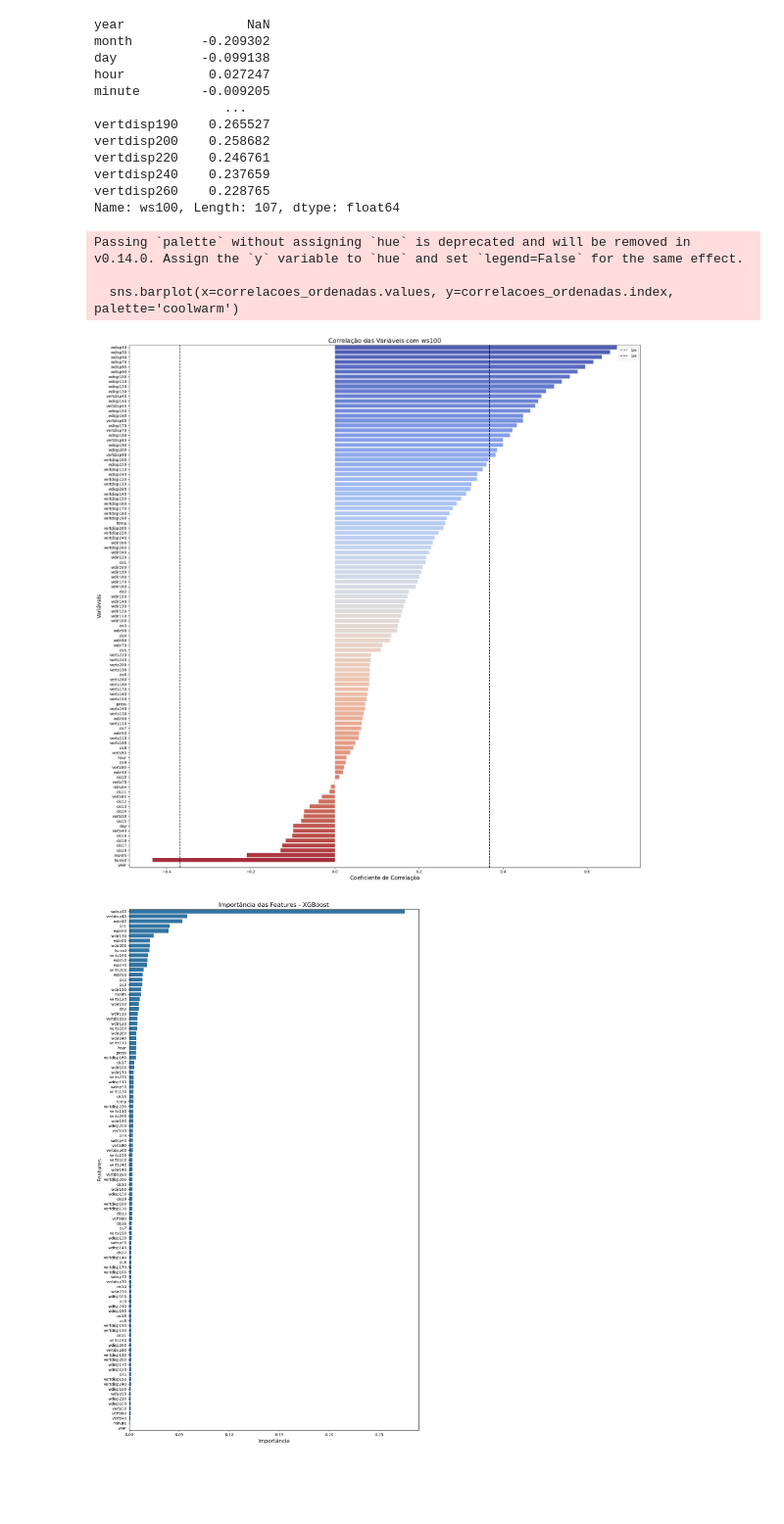
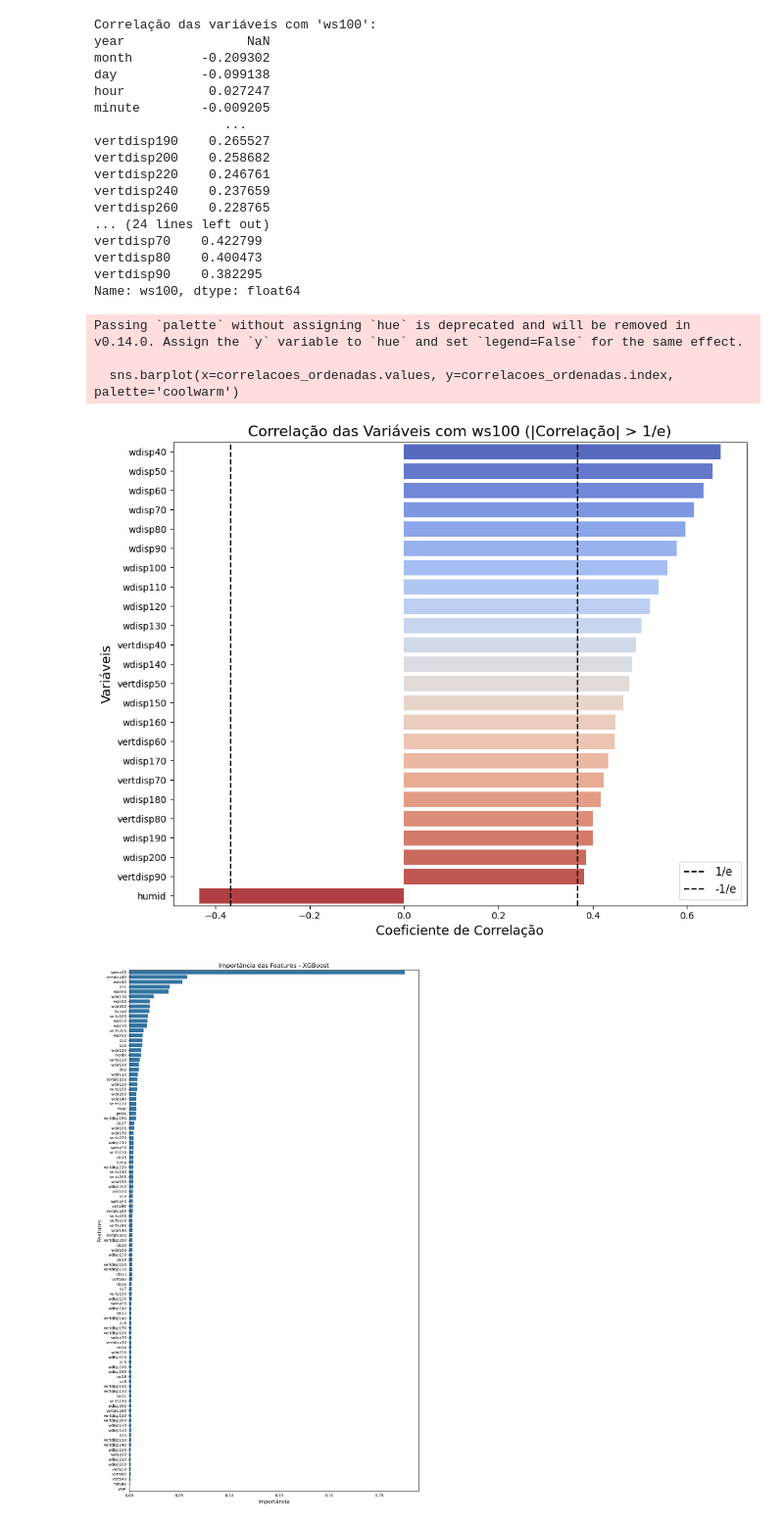
Before and after one commit to Perebati/TFG-Vento-Sul, a Jupyter notebook: LSTM/work/part1_EDA.ipynb, the cells around one changed output. Shown at 98% size. Saved outputs shown, nothing was run; the diff lists cells and outputs as text; code cells hidden in the pictures; blank space fills up the shorter version.

```diff
--- a/LSTM/work/part1_EDA.ipynb
+++ b/LSTM/work/part1_EDA.ipynb
@@ -71,59 +71,80 @@ variables = pd.DataFrame(index=data.index)
 dados_numericos = data.select_dtypes(include=['number'])
 
 # Verifica se 'ws100' está presente nas colunas numéricas
 if 'ws100' not in dados_numericos.columns:
     raise ValueError("A coluna 'ws100' não foi encontrada nas colunas numéricas do DataFrame.")
 
+# Identifica colunas que contêm 'ws' no nome (para remover 'ws100' e outras similares)
 ws_columns = dados_numericos.filter(like='ws').columns
+
 # Calcula a correlação de todas as variáveis com 'ws100'
-correlacoes_ws100 = dados_numericos.corr()['ws100'].drop(ws_columns)  # Remove a correlação de 'ws100' consigo mesma
+# Remove as colunas que contêm 'ws' no nome para evitar autocorrelação ou correlação indesejada
+correlacoes_ws100 = dados_numericos.corr()['ws100'].drop(ws_columns)
+print("Correlação das variáveis com 'ws100':")
 print(correlacoes_ws100)
 
-# Define o tamanho da figura
-plt.figure(figsize=(20, 20))
-
-# Ordena as correlações para melhor visualização
-correlacoes_ordenadas = correlacoes_ws100.sort_values(ascending=False)
-
-# Cria o gráfico de barras
-sns.barplot(x=correlacoes_ordenadas.values, y=correlacoes_ordenadas.index, palette='coolwarm')
-
-# Adiciona título e rótulos
-plt.title('Correlação das Variáveis com ws100', fontsize=16)
-plt.xlabel('Coeficiente de Correlação', fontsize=14)
-plt.ylabel('Variáveis', fontsize=14)
-
-# Calcula 1/e
+# Definição do valor de 1/e
 um_sobre_e = 1 / np.e  # Aproximadamente 0.36787944117
 
-# Adiciona a linha vertical em 1/e
-plt.axvline(x=um_sobre_e, color='black', linestyle='--', label='1/e')
-plt.axvline(x=-um_sobre_e, color='black', linestyle='--', label='1/e')
+# Filtra as correlações que são maiores que 1/e ou menores que -1/e
+correlacoes_filtradas = correlacoes_ws100[
+    (correlacoes_ws100 > um_sobre_e) | (correlacoes_ws100 < -um_sobre_e)
+]
+print("\nCorrelações filtradas (|correlação| > 1/e):")
+print(correlacoes_filtradas)
 
+# Verifica se há variáveis que atendem ao critério
+if correlacoes_filtradas.empty:
+    print("\nNenhuma variável possui correlação com 'ws100' maior que 1/e ou menor que -1/e.")
+else:
+    # Define o tamanho da figura (largura, altura) mais compacto
+    plt.figure(figsize=(10, 8))  # Ajuste conforme necessário
 
-# Opcional: Adiciona legenda para a linha
-plt.legend()
+    # Ordena as correlações filtradas para melhor visualização
+    correlacoes_ordenadas = correlacoes_filtradas.sort_values(ascending=False)
 
-# Exibe o gráfico
-plt.tight_layout()
-plt.show()
+    # Cria o gráfico de barras apenas com as correlações filtradas
+    sns.barplot(x=correlacoes_ordenadas.values, y=correlacoes_ordenadas.index, palette='coolwarm')
+
+    # Adiciona título e rótulos com tamanhos de fonte ajustados
+    plt.title('Correlação das Variáveis com ws100 (|Correlação| > 1/e)', fontsize=16)
+    plt.xlabel('Coeficiente de Correlação', fontsize=14)
+    plt.ylabel('Variáveis', fontsize=14)
+
+    # Adiciona as linhas verticais em 1/e e -1/e
+    plt.axvline(x=um_sobre_e, color='black', linestyle='--', label='1/e')
+    plt.axvline(x=-um_sobre_e, color='black', linestyle='--', label='-1/e')
+
+    # Opcional: Adiciona legenda para as linhas verticais
+    plt.legend(fontsize=12)
+
+    # Ajusta o layout para melhor aproveitamento do espaço
+    plt.tight_layout()
+
+    # Exibe o gráfico
+    plt.show()
 # %% [output]
+Correlação das variáveis com 'ws100':
 year                NaN
 month         -0.209302
 day           -0.099138
 hour           0.027247
 minute        -0.009205
                  ...
 vertdisp190    0.265527
 vertdisp200    0.258682
 vertdisp220    0.246761
 vertdisp240    0.237659
 vertdisp260    0.228765
-Name: ws100, Length: 107, dtype: float64
+... (24 lines left out)
+vertdisp70    0.422799
+vertdisp80    0.400473
+vertdisp90    0.382295
+Name: ws100, dtype: float64
 Passing `palette` without assigning `hue` is deprecated and will be removed in v0.14.0. Assign the `y` variable to `hue` and set `legend=False` for the same effect.
 
   sns.barplot(x=correlacoes_ordenadas.values, y=correlacoes_ordenadas.index, palette='coolwarm')
-[figure, old version]
+[figure, new version]
 # %%
 from sklearn.model_selection import train_test_split
 import xgboost as xgb
```
Also changed, not shown: parts of 6 cells of this notebook.
